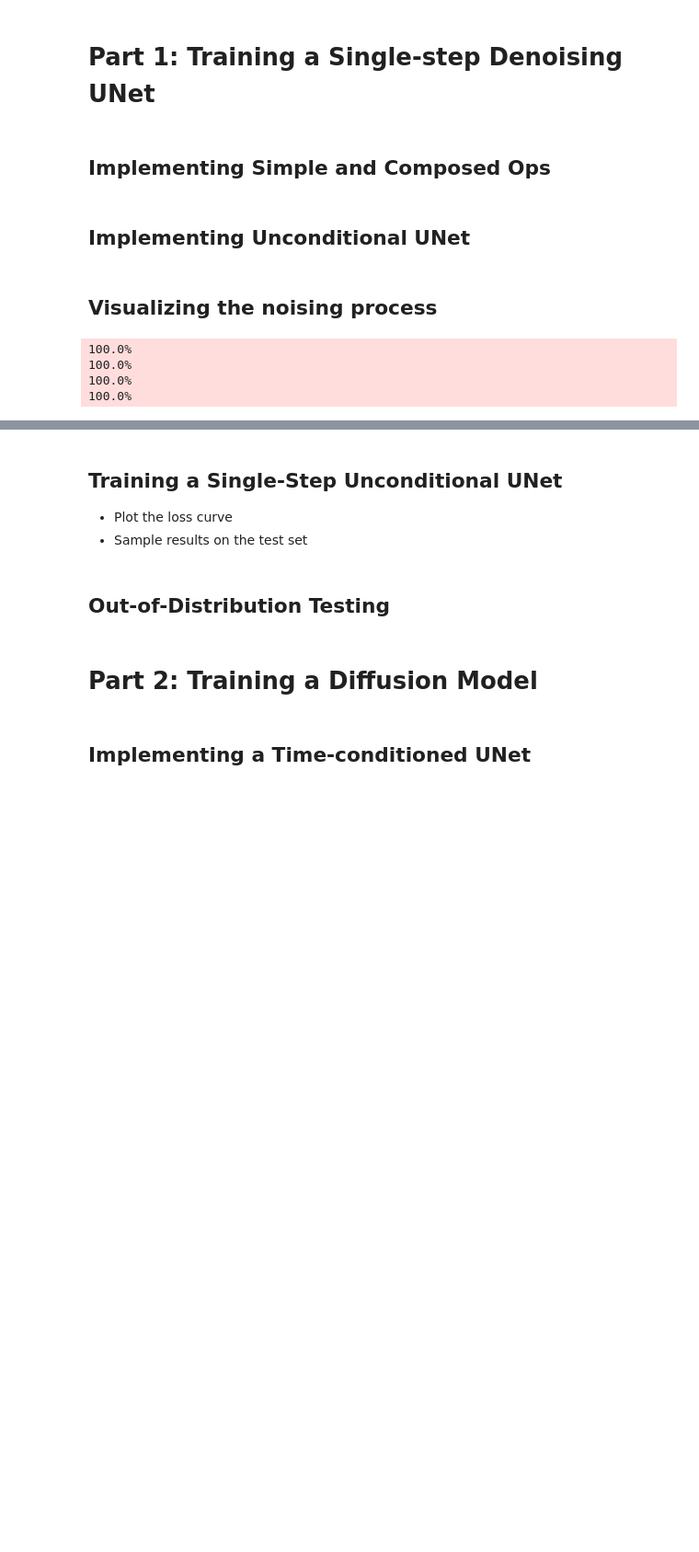
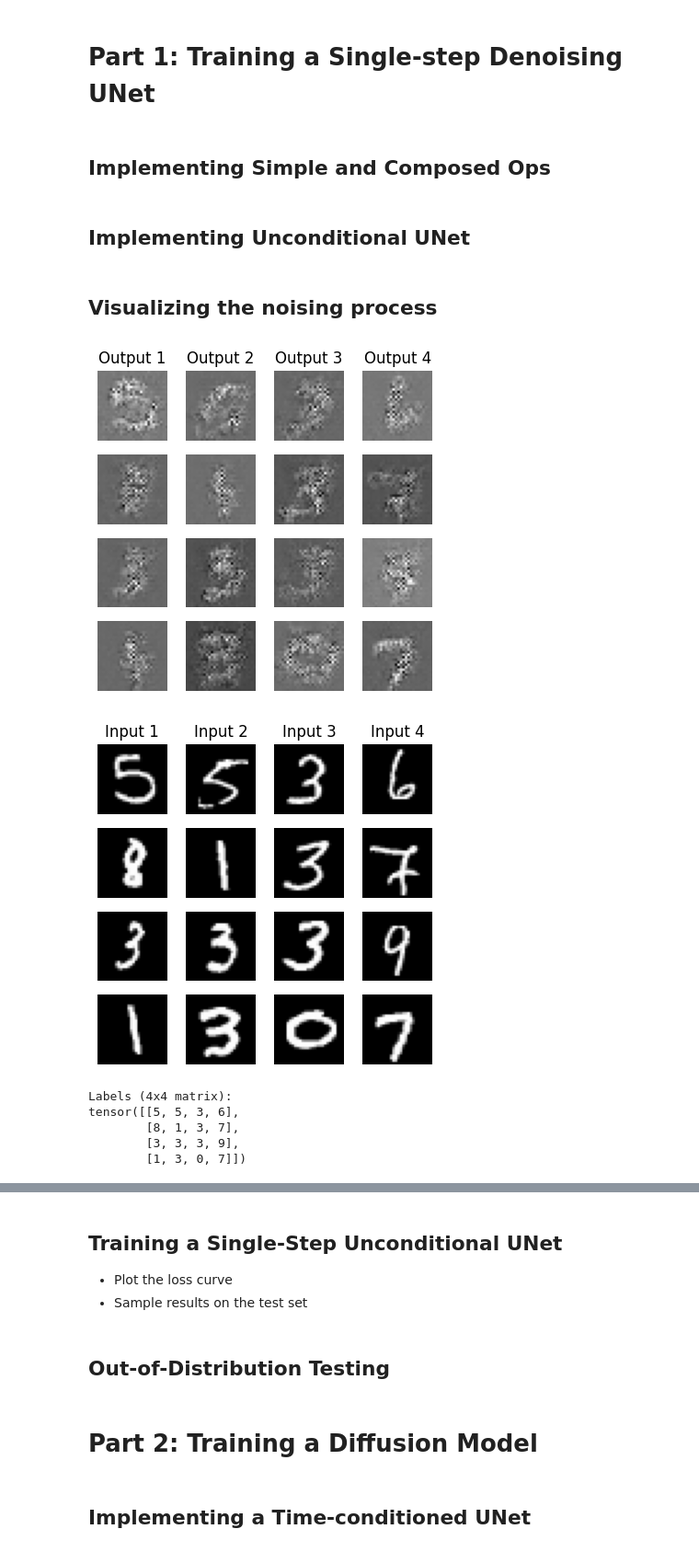
Before and after one commit to Astrak00/CS444, a Jupyter notebook: assignment5/assignment5_starter_sp25.ipynb, the cells around one changed output, grey strips where cells are left out. Shown at 92% size. Cells and saved outputs as stored; diff of their text form; code cells hidden in the pictures; blank space fills up the shorter version.

Commit message:
Visualizing the noising process

```diff
--- a/assignment5/assignment5_starter_sp25.ipynb
+++ b/assignment5/assignment5_starter_sp25.ipynb
@@ -203,9 +203,10 @@ class UpBlock(nn.Module):
     def __init__(self, in_channels: int, out_channels: int):
         self.in_channels = in_channels
         self.out_channels = out_channels
-        self.up_conv = UpConv(self.in_channels, self.out_channels)
-        self.conv_block = ConvBlock(self.out_channels, self.out_channels)
         super().__init__()
+
+        self.up_conv = UpConv(in_channels, out_channels)
+        self.conv_block = ConvBlock(out_channels, out_channels)
 
     def forward(self, x: torch.Tensor) -> torch.Tensor:
         """UpConv + ConvBlock"""
@@ -228,33 +229,34 @@ class UnconditionalUNet(nn.Module):
     ):
         self.in_channels = in_channels
         self.num_hiddens = num_hiddens
+
         super().__init__()
 
         # Layers in U-Net
-        self.first_conv = ConvBlock(self.in_channels, self.num_hiddens)
+        self.first_conv = ConvBlock(self.in_channels, num_hiddens)
 
         # Downsampling Path
-        self.down1 = DownBlock(self.num_hiddens, self.num_hiddens)
-        self.down2 = DownBlock(self.num_hiddens, self.num_hiddens * 2)
+        self.down1 = DownBlock(num_hiddens, num_hiddens)
+        self.down2 = DownBlock(num_hiddens, num_hiddens * 2)
 
         # Flatten and Unflatten (bottom of U-Net)
         self.flatten = Flatten()
-        self.unflatten = Unflatten(self.num_hiddens * 2)
+        self.unflatten = Unflatten(num_hiddens * 2)
 
         # Upsampling Path
         # upsample1 is the one that receives the concatenatino of Unflatten and DownBlock
-        self.upsample1 = UpBlock(self.num_hiddens * 4, self.num_hiddens)
-        self.upsample2 = UpBlock(self.num_hiddens * 2, self.num_hiddens)
+        self.upsample1 = UpBlock(num_hiddens * 4, num_hiddens)
+        self.upsample2 = UpBlock(num_hiddens * 2, num_hiddens)
 
         # Final Convolution Blocks
-        self.final_conv1 = ConvBlock(self.num_hiddens * 2, self.num_hiddens)
-        self.final_conv2 = nn.Conv2d(self.num_hiddens, self.in_channels, kernel_size=3, stride=1, padding=1)
+        self.final_conv1 = ConvBlock(num_hiddens * 2, num_hiddens)
+        self.final_conv2 = nn.Conv2d(num_hiddens, self.in_channels, kernel_size=3, stride=1, padding=1)
 
     def forward(self, x: torch.Tensor) -> torch.Tensor:
         assert x.shape[-2:] == (28, 28), "Expect input shape to be (28, 28)."
 
         # Encoder?
-        c1 = self.initial_conv(x)
+        c1 = self.first_conv(x)
         d1 = self.down1(c1)
         d2 = self.down2(d1)
 
@@ -282,12 +284,32 @@ class UnconditionalUNet(nn.Module):
         return out_res
 # %% [markdown]
 ## Visualizing the noising process
-# %%
-dataset = MNIST(root="data", download=True, transform=ToTensor(), train=True)
-
-# TODO
-# %% [output]
-100.0%
-100.0%
-100.0%
-100.0%
+# %%
+dataset = MNIST(root="data", download=True, transform=ToTensor(), train=True)
+
+train_loader = DataLoader(dataset, batch_size=16, shuffle=True)
+# Get a batch of data
+for images, labels in train_loader:
+    break
+# Create an instance of the model
+model = UnconditionalUNet(in_channels=1, num_hiddens=16)
+
+
+
+# Forward pass
+output = model(images)
+# Visualize the output
+visualize_images_with_titles(output, ['Output 1', 'Output 2', 'Output 3', 'Output 4'])
+# Visualize the input
+visualize_images_with_titles(images, ['Input 1', 'Input 2', 'Input 3', 'Input 4'])
+# Visualize the labels by printing them
+print("Labels (4x4 matrix):")
+print(labels.reshape(4, 4))
+# %% [output]
+[figure, added]
+[figure, added]
+Labels (4x4 matrix):
+tensor([[5, 5, 3, 6],
+        [8, 1, 3, 7],
+        [3, 3, 3, 9],
+        [1, 3, 0, 7]])
```
Also changed, not shown: parts of 2 cells of this notebook.
